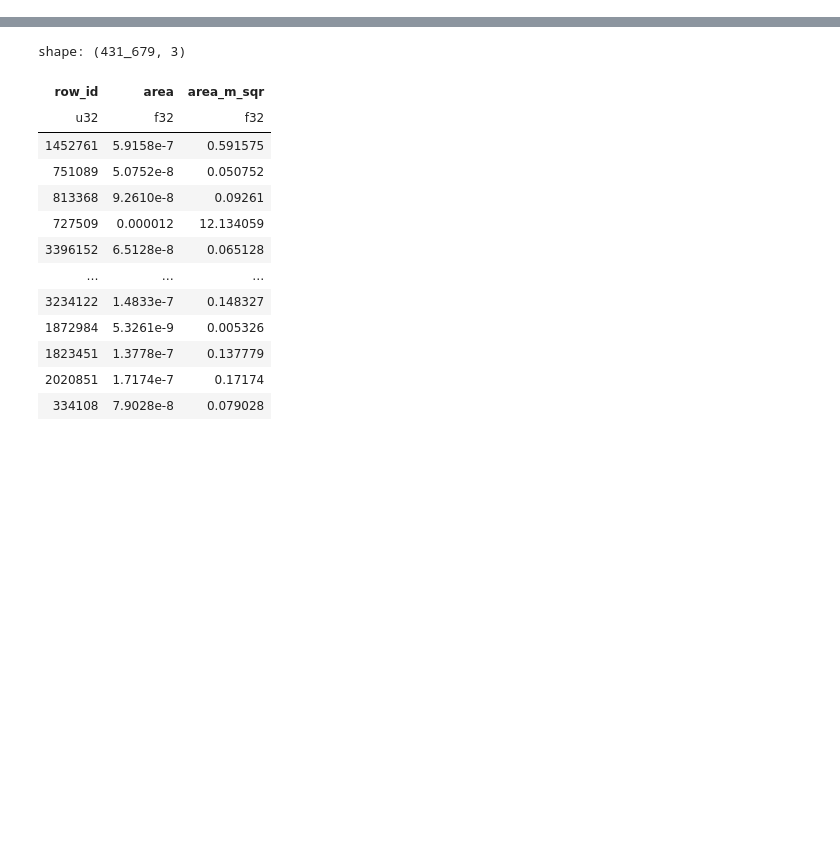
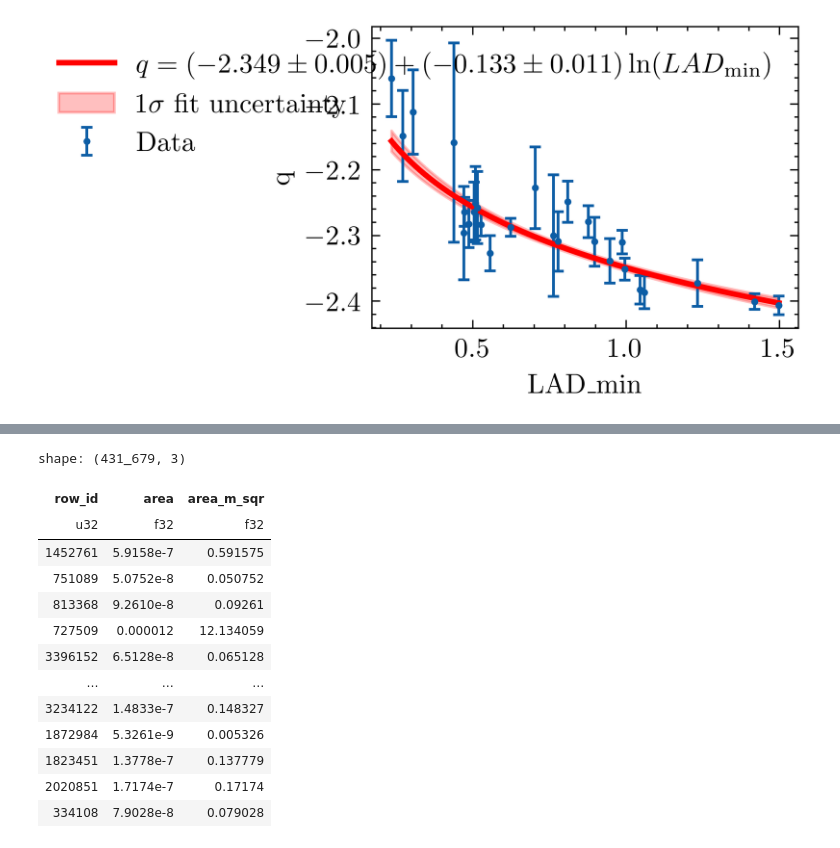
Before and after one commit to Joshua13764/QMAP, a Jupyter notebook: analysis/PowerLawMultiLADMin/analysis.ipynb, the cells around one changed output, grey strips where cells are left out. Cells and saved outputs as stored; diff of their text form; code cells hidden in the pictures; blank space fills up the shorter version.

```diff
--- a/analysis/PowerLawMultiLADMin/analysis.ipynb
+++ b/analysis/PowerLawMultiLADMin/analysis.ipynb
@@ -85,2 +88,72 @@ plt.show()
+# %%
+import numpy as np
+import matplotlib.pyplot as plt
+from scipy.optimize import curve_fit
+
+# Model
+def log_model(x, C1, C2):
+    return C1 + C2 * np.log(x)
+
+# Data
+x = df_cut["LAD_min"].to_numpy()
+y = df_cut["q_mean"].to_numpy()
+yerr = df_cut["q_err"].to_numpy()
+
+# Weighted fit
+popt, pcov = curve_fit(
+    log_model,
+    x,
+    y,
+    sigma=yerr,
+    absolute_sigma=True
+)
+
+C1, C2 = popt
+C1_err, C2_err = np.sqrt(np.diag(pcov))
+
+# Smooth x values for plotting
+xfit = np.linspace(x.min(), x.max(), 300)
+yfit = log_model(xfit, *popt)
+
+# Propagate parameter uncertainties
+J = np.vstack([np.ones_like(xfit), np.log(xfit)]).T
+fit_err = np.sqrt(np.einsum('ij,jk,ik->i', J, pcov, J))
+
+# Plot
+plt.errorbar(
+    x,
+    y,
+    yerr=yerr,
+    fmt='.',
+    capsize=2,
+    ms=3,
+    label='Data'
+)
+
+plt.plot(
+    xfit,
+    yfit,
+    'r',
+    lw=2,
+    label=rf'$q=({C1:.3f}\pm{C1_err:.3f}) + ({C2:.3f}\pm{C2_err:.3f})\ln(LAD_{{\min}})$'
+)
+
+# 1σ confidence band
+plt.fill_between(
+    xfit,
+    yfit - fit_err,
+    yfit + fit_err,
+    color='red',
+    alpha=0.25,
+    label=r'1$\sigma$ fit uncertainty'
+)
+
+plt.xlabel("LAD_min")
+plt.ylabel("q")
+plt.legend()
+plt.tight_layout()
+plt.show()
+# %% [output]
+[figure, added]
 # %%
 plt.errorbar(
```
Also changed, not shown: parts of 4 cells of this notebook, 9 other files.
